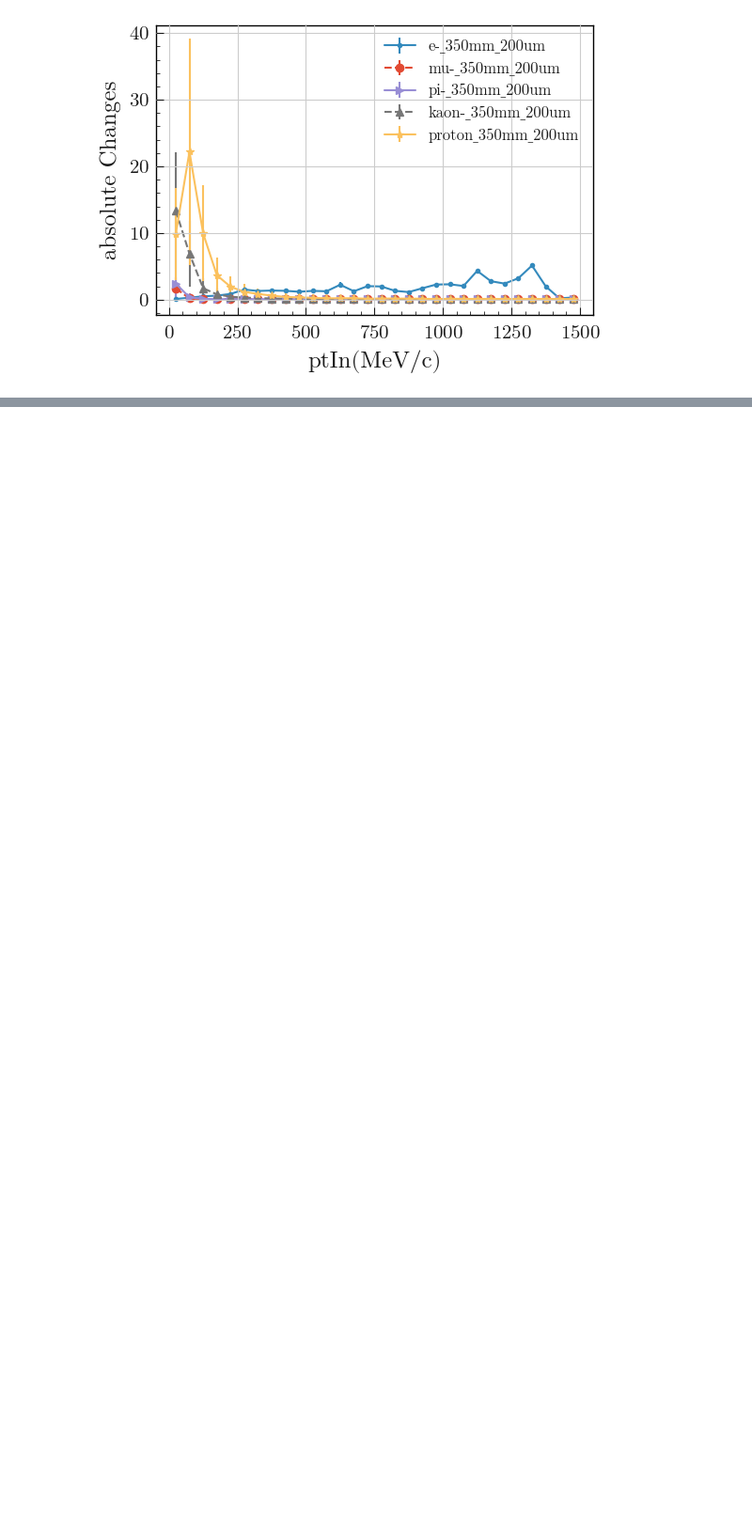
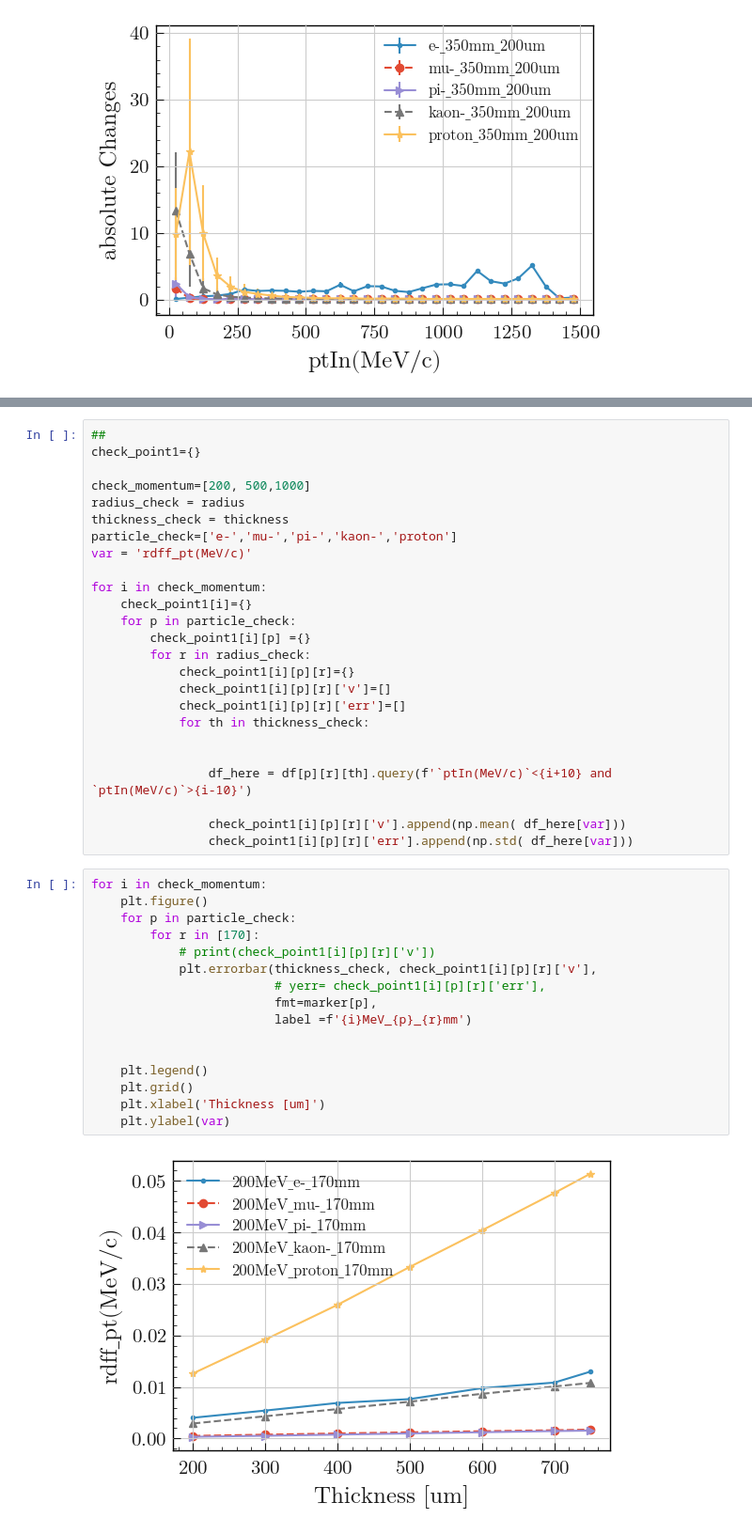
Before and after one commit to hanyubo24/Material_effect_of_a_Silicon_layer, a Jupyter notebook: Silicon_material_effect.ipynb, the cells around one changed output, grey strips where cells are left out. Shown: that part at 94% size. Drawn from its saved outputs; the diff is of its cells as text; blank space fills up the shorter version.

```diff
--- a/Silicon_material_effect.ipynb
+++ b/Silicon_material_effect.ipynb
@@ -192,0 +140,43 @@ def smear_Gtime(df, T_before='Gtime_smeared', T_after='Gtime_smeared_new', new_s
+# %%
+##
+check_point1={}
+
+check_momentum=[200, 500,1000]
+radius_check = radius
+thickness_check = thickness
+particle_check=['e-','mu-','pi-','kaon-','proton']
+var = 'rdff_pt(MeV/c)'
+
+for i in check_momentum:
+    check_point1[i]={}
+    for p in particle_check:
+        check_point1[i][p] ={}
+        for r in radius_check:
+            check_point1[i][p][r]={}
+            check_point1[i][p][r]['v']=[]
+            check_point1[i][p][r]['err']=[]
+            for th in thickness_check:
+
+
+                df_here = df[p][r][th].query(f'`ptIn(MeV/c)`<{i+10} and `ptIn(MeV/c)`>{i-10}')
+
+                check_point1[i][p][r]['v'].append(np.mean( df_here[var]))
+                check_point1[i][p][r]['err'].append(np.std( df_here[var]))
+# %%
+for i in check_momentum:
+    plt.figure()
+    for p in particle_check:
+        for r in [170]:
+            # print(check_point1[i][p][r]['v'])
+            plt.errorbar(thickness_check, check_point1[i][p][r]['v'],
+                         # yerr= check_point1[i][p][r]['err'],
+                         fmt=marker[p],
+                         label =f'{i}MeV_{p}_{r}mm')
+
+
+    plt.legend()
+    plt.grid()
+    plt.xlabel('Thickness [um]')
+    plt.ylabel(var)
+# %% [output]
+[figure, added]
```
Also changed, not shown: parts of 3 cells of this notebook.
